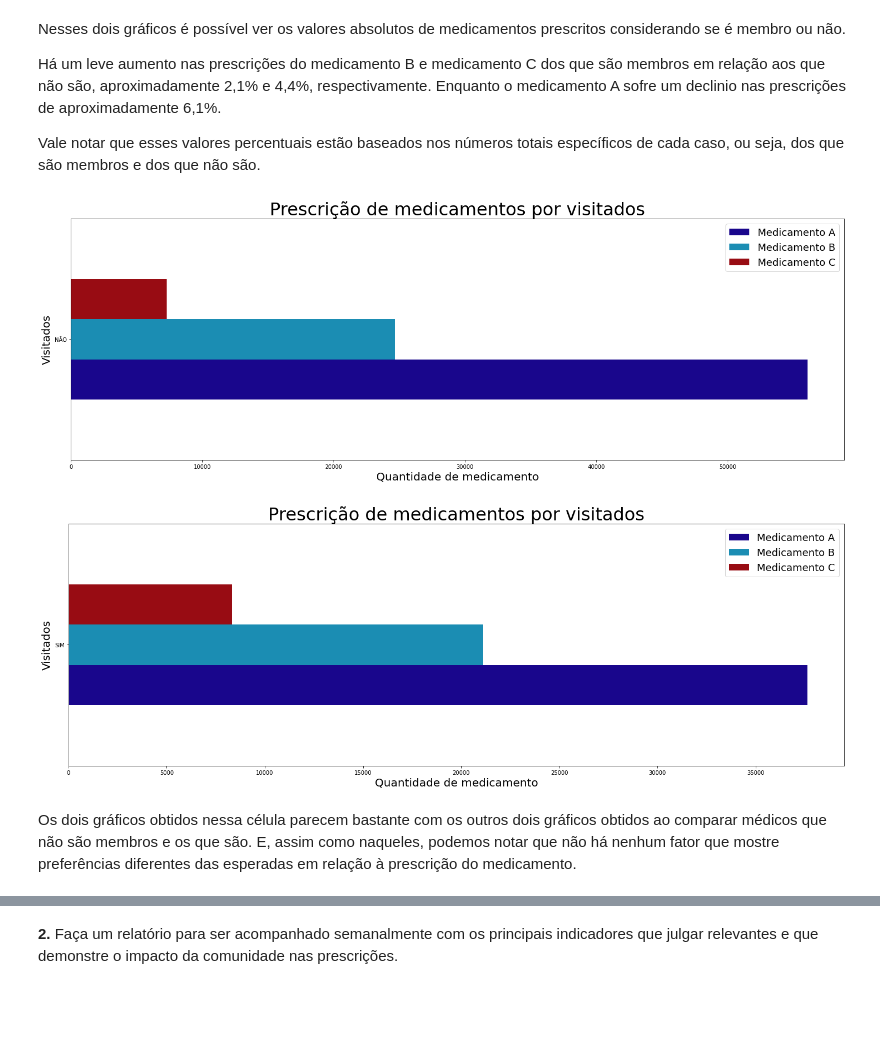
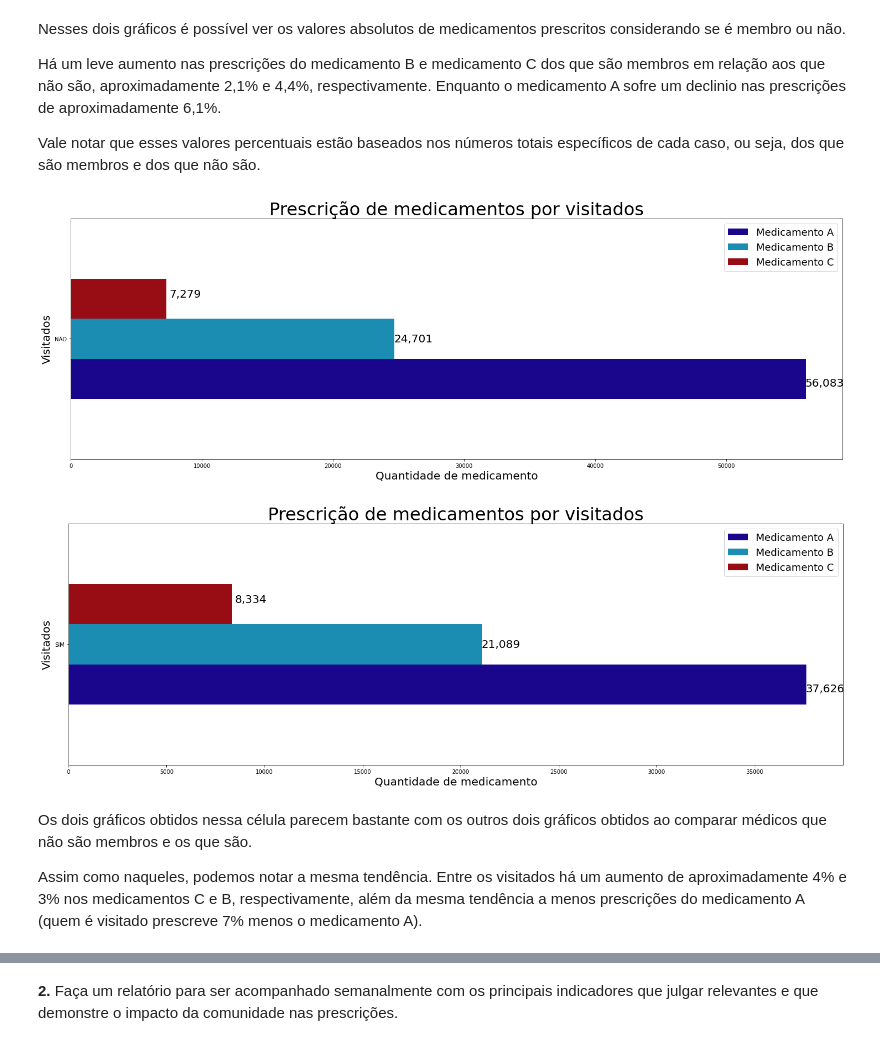
Before and after one commit to Juniorffonseca/processo_seletivo, a Jupyter notebook: teste_processo_seletivo.ipynb, the cells around one changed output, grey strips where cells are left out. Cells and saved outputs as stored; diff of their text form; code cells hidden in the pictures; blank space fills up the shorter version.

```diff
--- a/teste_processo_seletivo.ipynb
+++ b/teste_processo_seletivo.ipynb
@@ -314,34 +314,48 @@ prescricoes_7 = prescricoes_7.pivot(index='VISITADO', columns='Medicamento_presc
 
 prescricoes_7.plot(kind = 'barh', stacked = 0, figsize = (25, 8), alpha = 1, color = lista) # Criando plot de barras estacadas com tamanho 13x8, com total opacidade e com cores da lista de cores feita anteriormente.
 
 # 'Configurações' do plot1 (frequência dos ticks no eixo x, título, conteúdo das labels, tamanhos das fontes, legenda etc).
 plt.title('Prescrição de medicamentos por visitados', size = 32)
 plt.xlabel('Quantidade de medicamento', size = 20)
 plt.ylabel('Visitados', size = 20)
 plt.legend(['Medicamento A', 'Medicamento B', 'Medicamento C'], loc = 'best', prop={'size': 18})
 
+# Adicionando textos em cada barra do gráfico por meio de dois laços for que irão iterar em cada barra e em cada valor das colunas para saber os valores das contagens.
+for j in range(3):
+  for i in range(prescricoes_7.shape[0]):
+    label = format(int(prescricoes_7.iloc[i, j]), ',')
+    plt.annotate(label, xy=(prescricoes_7.iloc[i, j], i + 0.185 * j), xytext=(34,-90), textcoords='offset points', ha='center', va='bottom', fontsize = 20)
+
 # Fazendo a contagem de Medicamentos prescritos por visitados, passando para dataframe e resetando os indexs.
 prescricoes_7_visitado = prescricoes_7_visitado[['Medicamento_prescrito', 'VISITADO']].value_counts().to_frame()
 prescricoes_7_visitado = prescricoes_7_visitado.reset_index()
 
 # Usando map nas membros como strings e retornando como lista para a coluna 'Especialidade' do df 'prescricoes_4'.
 prescricoes_7_visitado['VISITADO'] = list(map(str, prescricoes_7_visitado['VISITADO']))
 
 # Transformando a coluna de visitado em Indexs e deixando apenas os Medicamentos como colunas.
 prescricoes_7_visitado = prescricoes_7_visitado.pivot(index='VISITADO', columns='Medicamento_prescrito')
 
 prescricoes_7_visitado.plot(kind = 'barh', stacked = 0, figsize = (25, 8), alpha = 1, color = lista)
 
 # 'Configurações' do plot2 (frequência dos ticks no eixo x, título, conteúdo das labels, tamanhos das fontes, legenda etc).
 plt.title('Prescrição de medicamentos por visitados', size = 32)
 plt.xlabel('Quantidade de medicamento', size = 20)
 plt.ylabel('Visitados', size = 20)
 plt.legend(['Medicamento A', 'Medicamento B', 'Medicamento C'], loc = 'best', prop={'size': 18})
 
+# Adicionando textos em cada barra do gráfico por meio de dois laços for que irão iterar em cada barra e em cada valor das colunas para saber os valores das contagens.
+for j in range(3):
+  for i in range(prescricoes_7_visitado.shape[0]):
+    label = format(int(prescricoes_7_visitado.iloc[i, j]), ',')
+    plt.annotate(label, xy=(prescricoes_7_visitado.iloc[i, j], i + 0.185 * j), xytext=(34,-90), textcoords='offset points', ha='center', va='bottom', fontsize = 20)
+
 # Plotando os gráficos.
 plt.show()
 # %% [output]
-[figure, old version]
+[figure, new version]
-[figure, old version]
+[figure, new version]
 # %% [markdown]
-Os dois gráficos obtidos nessa célula parecem bastante com os outros dois gráficos obtidos ao comparar médicos que não são membros e os que são. E, assim como naqueles, podemos notar que não há nenhum fator que mostre preferências diferentes das esperadas em relação à prescrição do medicamento.
+Os dois gráficos obtidos nessa célula parecem bastante com os outros dois gráficos obtidos ao comparar médicos que não são membros e os que são.
+
+Assim como naqueles, podemos notar a mesma tendência. Entre os visitados há um aumento de aproximadamente 4% e 3% nos medicamentos C e B, respectivamente, além da mesma tendência a menos prescrições do medicamento A (quem é visitado prescreve 7% menos o medicamento A).
```
Also changed, not shown: parts of 3 cells of this notebook.
